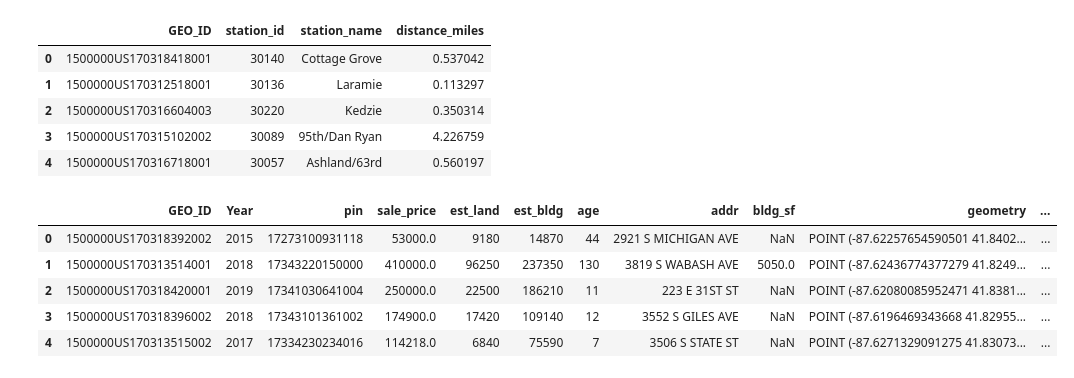
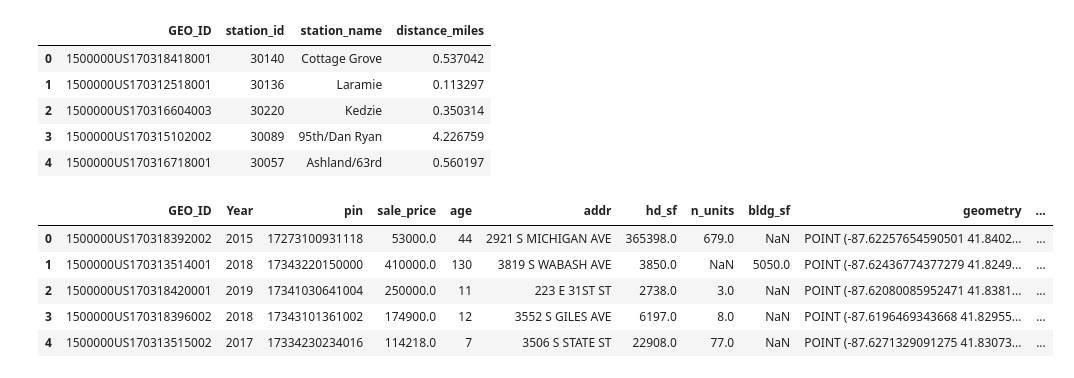
Before and after one commit to ymericson/ml-project, a Jupyter notebook: Full Data long & Full Data wide.ipynb, the cells around one changed output. Drawn from its saved outputs; the diff is of its cells as text; code cells hidden in the pictures.

```diff
--- a/Full Data long & Full Data wide.ipynb
+++ b/Full Data long & Full Data wide.ipynb
@@ -82,12 +108,12 @@ cta.head()
 # %%
 sales = sales.rename(columns={"sale_year": "Year"})
 sales = sales.drop(columns=['centroid_x', 'centroid_y', 'shape_area', 'shape_len', 'index_right'])
-sales = sales[['GEO_ID', 'Year', 'pin', 'sale_price', 'est_land', 'est_bldg', 'age', 'addr', 'bldg_sf', 'geometry', 'pri_neigh', 'sec_neigh', 'side']]
+sales = sales[['GEO_ID', 'Year', 'pin', 'sale_price', 'age', 'addr', 'hd_sf', 'n_units', 'bldg_sf', 'geometry', 'pri_neigh', 'sec_neigh', 'side']]
 sales.head()
 # %% [output]
-|  | GEO_ID | Year | pin | sale_price | est_land | est_bldg | age | addr | bldg_sf | geometry | ... |
-| 0 | 1500000US170318392002 | 2015 | 17273100931118 | 53000.0 | 9180 | 14870 | 44 | 2921 S MICHIGAN AVE | NaN | POINT (-87.62257654590501 41.8402... | ... |
-| 1 | 1500000US170313514001 | 2018 | 17343220150000 | 410000.0 | 96250 | 237350 | 130 | 3819 S WABASH AVE | 5050.0 | POINT (-87.62436774377279 41.8249... | ... |
-| 2 | 1500000US170318420001 | 2019 | 17341030641004 | 250000.0 | 22500 | 186210 | 11 | 223 E 31ST ST | NaN | POINT (-87.62080085952471 41.8381... | ... |
-| 3 | 1500000US170318396002 | 2018 | 17343101361002 | 174900.0 | 17420 | 109140 | 12 | 3552 S GILES AVE | NaN | POINT (-87.6196469343668 41.82955... | ... |
-| 4 | 1500000US170313515002 | 2017 | 17334230234016 | 114218.0 | 6840 | 75590 | 7 | 3506 S STATE ST | NaN | POINT (-87.6271329091275 41.83073... | ... |
+|  | GEO_ID | Year | pin | sale_price | age | addr | hd_sf | n_units | bldg_sf | geometry | ... |
+| 0 | 1500000US170318392002 | 2015 | 17273100931118 | 53000.0 | 44 | 2921 S MICHIGAN AVE | 365398.0 | 679.0 | NaN | POINT (-87.62257654590501 41.8402... | ... |
+| 1 | 1500000US170313514001 | 2018 | 17343220150000 | 410000.0 | 130 | 3819 S WABASH AVE | 3850.0 | NaN | 5050.0 | POINT (-87.62436774377279 41.8249... | ... |
+| 2 | 1500000US170318420001 | 2019 | 17341030641004 | 250000.0 | 11 | 223 E 31ST ST | 2738.0 | 3.0 | NaN | POINT (-87.62080085952471 41.8381... | ... |
+| 3 | 1500000US170318396002 | 2018 | 17343101361002 | 174900.0 | 12 | 3552 S GILES AVE | 6197.0 | 8.0 | NaN | POINT (-87.6196469343668 41.82955... | ... |
+| 4 | 1500000US170313515002 | 2017 | 17334230234016 | 114218.0 | 7 | 3506 S STATE ST | 22908.0 | 77.0 | NaN | POINT (-87.6271329091275 41.83073... | ... |
```
Also changed, not shown: parts of 17 cells of this notebook, 4 other files.
